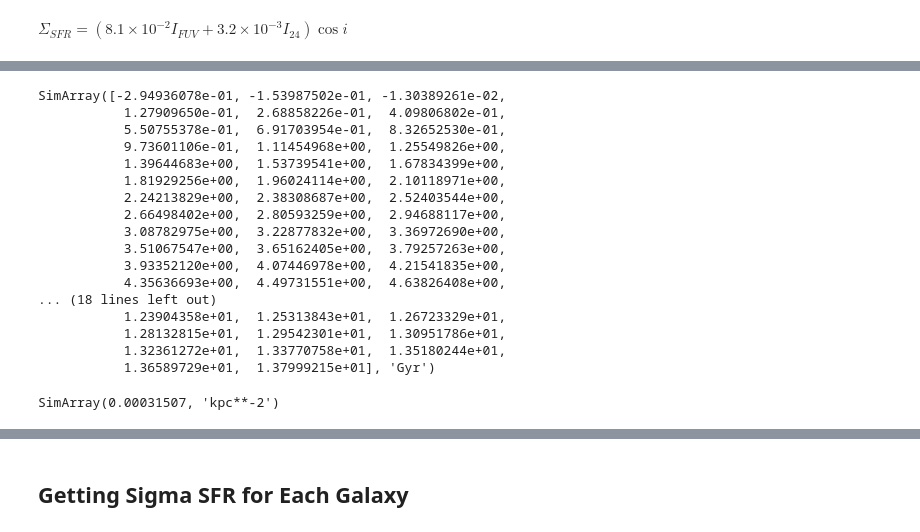
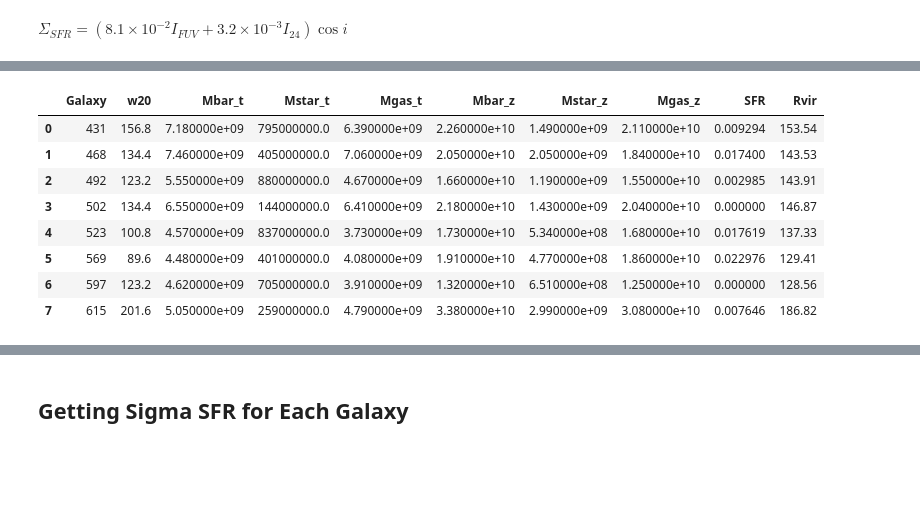
Before and after one commit to JosephWick/H1-merian, a Jupyter notebook: notebooks/CorrCornerPlot.ipynb, the cells around one changed output, grey strips where cells are left out. Saved outputs shown, nothing was run; the diff lists cells and outputs as text; code cells hidden in the pictures; blank space fills up the shorter version.

```diff
--- a/notebooks/CorrCornerPlot.ipynb
+++ b/notebooks/CorrCornerPlot.ipynb
@@ -121,20 +28,0 @@ SimArray([9.32925832e-05, 0.00000000e+00, 0.00000000e+00, 9.20100417e-03,
-# %%
-sfhTime
-# %% [output]
-SimArray([-2.94936078e-01, -1.53987502e-01, -1.30389261e-02,
-           1.27909650e-01,  2.68858226e-01,  4.09806802e-01,
-           5.50755378e-01,  6.91703954e-01,  8.32652530e-01,
-           9.73601106e-01,  1.11454968e+00,  1.25549826e+00,
-           1.39644683e+00,  1.53739541e+00,  1.67834399e+00,
-           1.81929256e+00,  1.96024114e+00,  2.10118971e+00,
-           2.24213829e+00,  2.38308687e+00,  2.52403544e+00,
-           2.66498402e+00,  2.80593259e+00,  2.94688117e+00,
-           3.08782975e+00,  3.22877832e+00,  3.36972690e+00,
-           3.51067547e+00,  3.65162405e+00,  3.79257263e+00,
-           3.93352120e+00,  4.07446978e+00,  4.21541835e+00,
-           4.35636693e+00,  4.49731551e+00,  4.63826408e+00,
-... (18 lines left out)
-           1.23904358e+01,  1.25313843e+01,  1.26723329e+01,
-           1.28132815e+01,  1.29542301e+01,  1.30951786e+01,
-           1.32361272e+01,  1.33770758e+01,  1.35180244e+01,
-           1.36589729e+01,  1.37999215e+01], 'Gyr')
@@ -143,4 +28,0 @@ Rvir = pynbody.analysis.halo.virial_radius(s)
-# %%
-sum(sfhR[0:3])/(4*3.14*(Rvir/1000)**2)
-# %% [output]
-SimArray(0.00031507, 'kpc**-2')
@@ -146,0 +32,12 @@ SimArray(0.00031507, 'kpc**-2')
+# %%
+df
+# %% [output]
+|  | Galaxy | w20 | Mbar_t | Mstar_t | Mgas_t | Mbar_z | Mstar_z | Mgas_z | SFR | Rvir |
+| 0 | 431 | 156.8 | 7.180000e+09 | 795000000.0 | 6.390000e+09 | 2.260000e+10 | 1.490000e+09 | 2.110000e+10 | 0.009294 | 153.54 |
+| 1 | 468 | 134.4 | 7.460000e+09 | 405000000.0 | 7.060000e+09 | 2.050000e+10 | 2.050000e+09 | 1.840000e+10 | 0.017400 | 143.53 |
+| 2 | 492 | 123.2 | 5.550000e+09 | 880000000.0 | 4.670000e+09 | 1.660000e+10 | 1.190000e+09 | 1.550000e+10 | 0.002985 | 143.91 |
+| 3 | 502 | 134.4 | 6.550000e+09 | 144000000.0 | 6.410000e+09 | 2.180000e+10 | 1.430000e+09 | 2.040000e+10 | 0.000000 | 146.87 |
+| 4 | 523 | 100.8 | 4.570000e+09 | 837000000.0 | 3.730000e+09 | 1.730000e+10 | 5.340000e+08 | 1.680000e+10 | 0.017619 | 137.33 |
+| 5 | 569 | 89.6 | 4.480000e+09 | 401000000.0 | 4.080000e+09 | 1.910000e+10 | 4.770000e+08 | 1.860000e+10 | 0.022976 | 129.41 |
+| 6 | 597 | 123.2 | 4.620000e+09 | 705000000.0 | 3.910000e+09 | 1.320000e+10 | 6.510000e+08 | 1.250000e+10 | 0.000000 | 128.56 |
+| 7 | 615 | 201.6 | 5.050000e+09 | 259000000.0 | 4.790000e+09 | 3.380000e+10 | 2.990000e+09 | 3.080000e+10 | 0.007646 | 186.82 |
```
Also changed, not shown: parts of 24 cells of this notebook, 4 other files.
